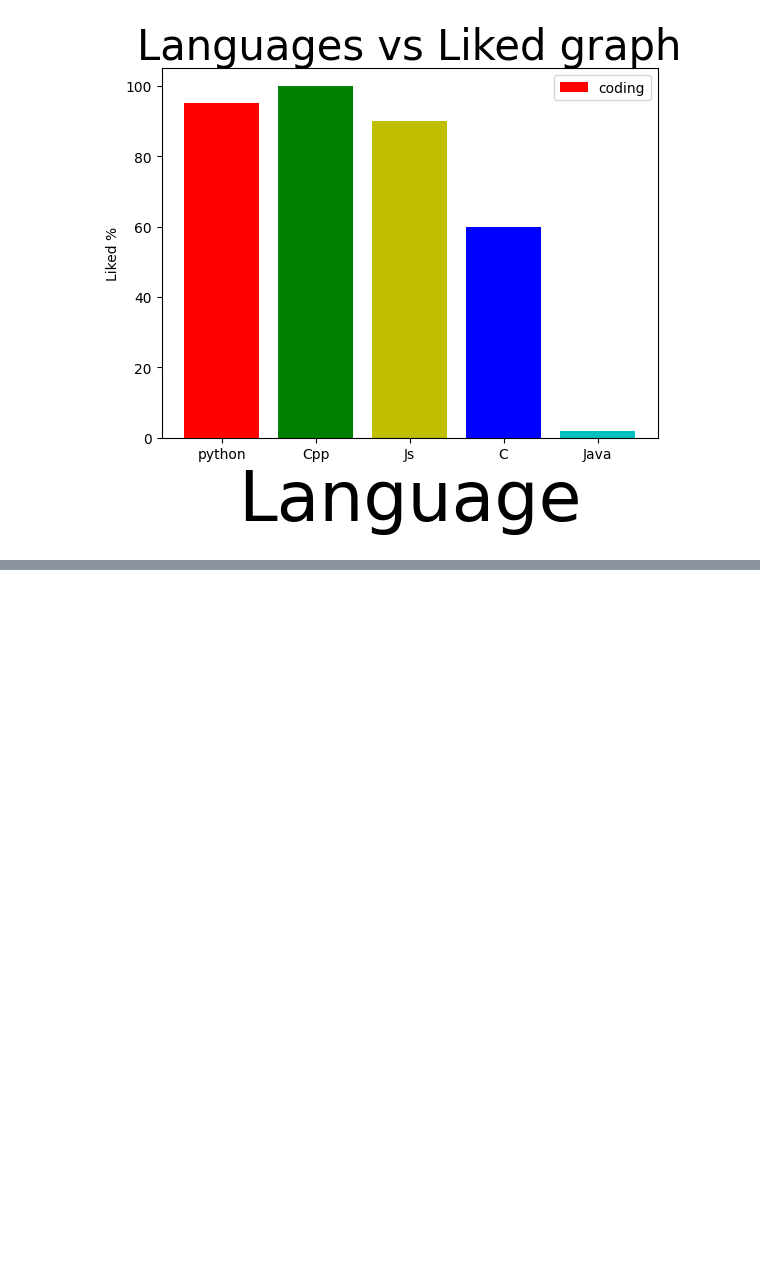
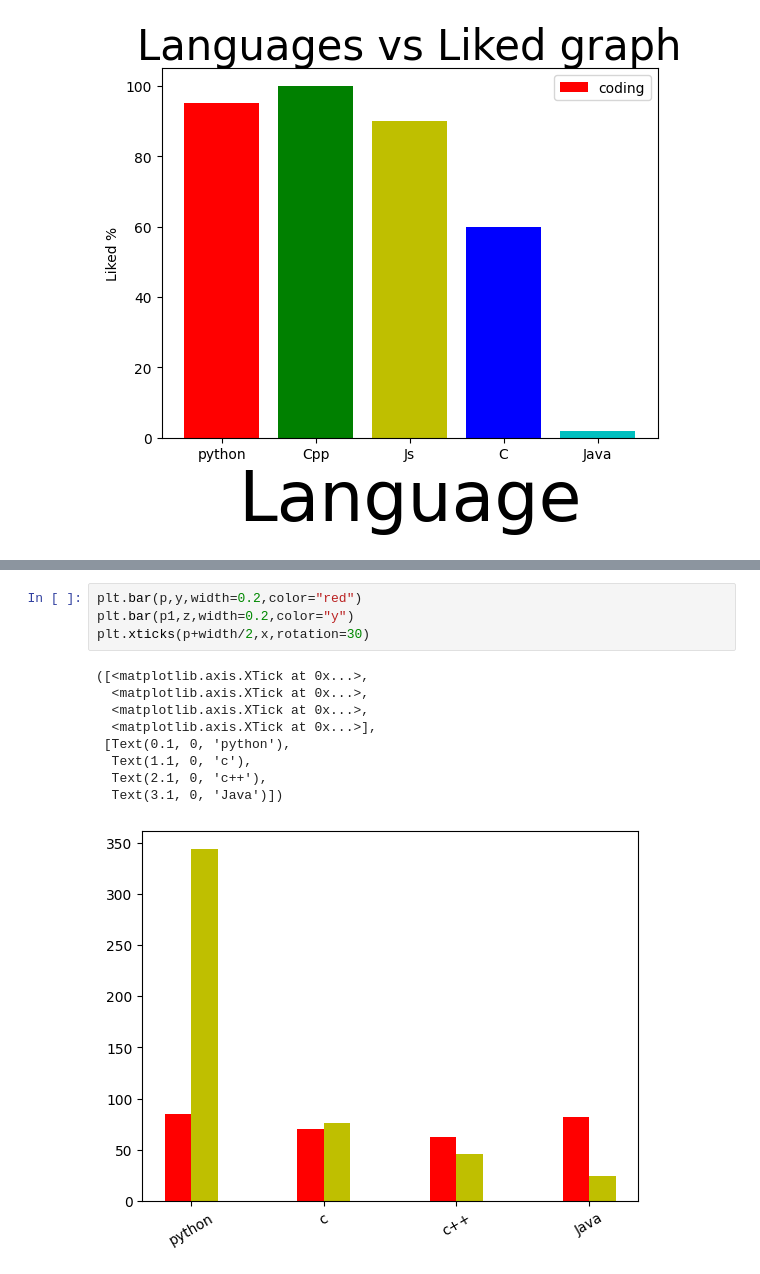
Before and after one commit to shreyshah173/DataVisualization, a Jupyter notebook: Barplot.ipynb, the cells around one changed output, grey strips where cells are left out. Saved outputs shown, nothing was run; the diff lists cells and outputs as text; blank space fills up the shorter version.

```diff
--- a/Barplot.ipynb
+++ b/Barplot.ipynb
@@ -33,0 +59,14 @@ plt.legend()
+# %%
+plt.bar(p,y,width=0.2,color="red")
+plt.bar(p1,z,width=0.2,color="y")
+plt.xticks(p+width/2,x,rotation=30)
+# %% [output]
+([<matplotlib.axis.XTick at 0x...>,
+  <matplotlib.axis.XTick at 0x...>,
+  <matplotlib.axis.XTick at 0x...>,
+  <matplotlib.axis.XTick at 0x...>],
+ [Text(0.1, 0, 'python'),
+  Text(1.1, 0, 'c'),
+  Text(2.1, 0, 'c++'),
+  Text(3.1, 0, 'Java')])
+[figure, added]
```
Also changed, not shown: parts of 7 cells of this notebook.
